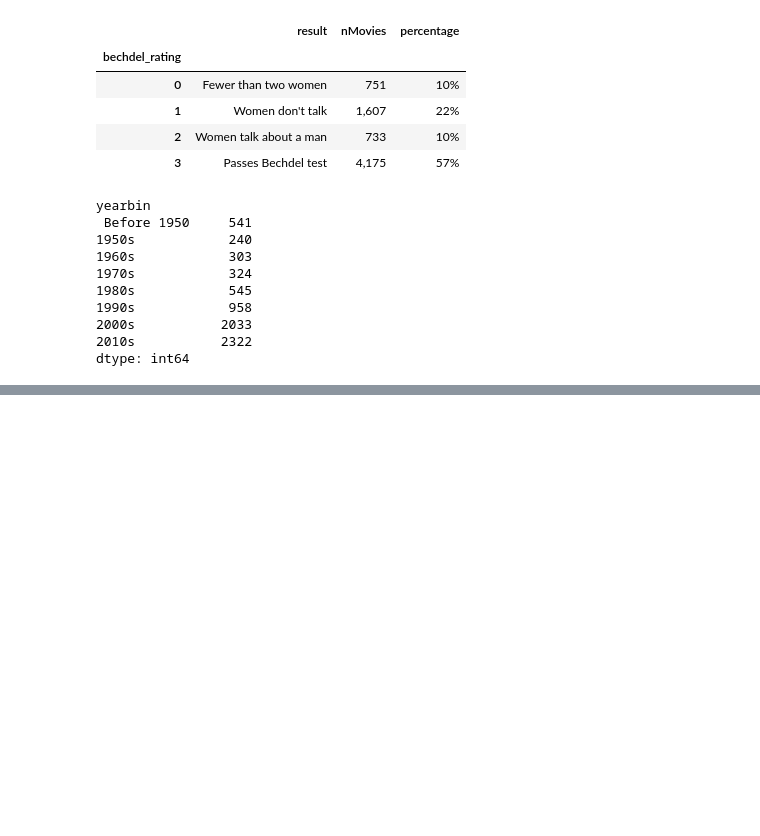
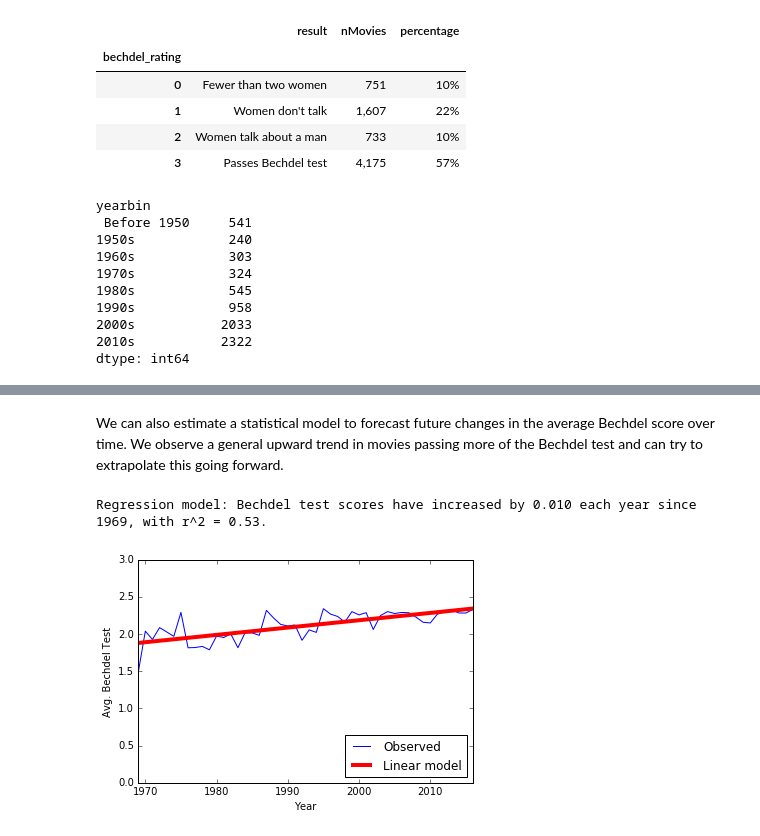
Before and after one commit to raddick/movies, a Jupyter notebook: 7. Analysis.ipynb, the cells around one changed output, grey strips where cells are left out. Saved outputs shown, nothing was run; the diff lists cells and outputs as text; code cells hidden in the pictures; blank space fills up the shorter version.

```diff
--- a/7. Analysis.ipynb
+++ b/7. Analysis.ipynb
@@ -75,0 +98,36 @@ dtype: int64
+# %% [markdown]
+We can also estimate a statistical model to forecast future changes in the average Bechdel score over time. We observe a general upward trend in movies passing more of the Bechdel test and can try to extrapolate this going forward.
+# %%
+#import statsmodels.formula.api as smf
+#from scipy import ols
+firstyear = 1969 # first year after the Hays code ended
+lastyear = 2016 # last full year in dataset
+avg_bechdel = movies_df.groupby('bechdel_year')['bechdel_rating'].agg(np.mean)
+avg_bechdel.index.name = 'date'
+avg_bechdel.name = 'bechdel'
+avg_bechdel = avg_bechdel[(avg_bechdel.index >= firstyear) & (avg_bechdel.index <= lastyear)]
+avg_bechdel = avg_bechdel.reset_index()
+avg_bechdel
+
+[slope,intercept,rvalue,pvalue,stderr] = linregress(avg_bechdel['date'],avg_bechdel['bechdel'])
+#print(slope,intercept,rvalue)
+r_squared = rvalue ** 2
+
+print('Regression model: Bechdel test scores have increased by {0:.3f} each year since {1:.0f}, with r^2 = {2:.2f}.'.format(slope,firstyear,r_squared))
+predicted = pd.DataFrame({"date": np.linspace(start=1969.,stop=2016.,num=48)})
+predicted['bechdel'] = slope*predicted['date'] + intercept
+
+# Plot the observed data
+plt.plot(avg_bechdel['date'],avg_bechdel['bechdel'],c='b',label='Observed')
+
+# Plot the predictions from the model
+plt.plot(predicted['date'],predicted['bechdel'],c='r',label='Linear model',lw=4)
+plt.legend(loc='lower right')
+plt.ylim((0,3))
+plt.xlim((1969,2016))
+plt.xlabel('Year')
+plt.ylabel('Avg. Bechdel Test')
+plt.show()
+# %% [output]
+Regression model: Bechdel test scores have increased by 0.010 each year since 1969, with r^2 = 0.53.
+[figure, added]
```
Also changed, not shown: parts of 7 cells of this notebook.
